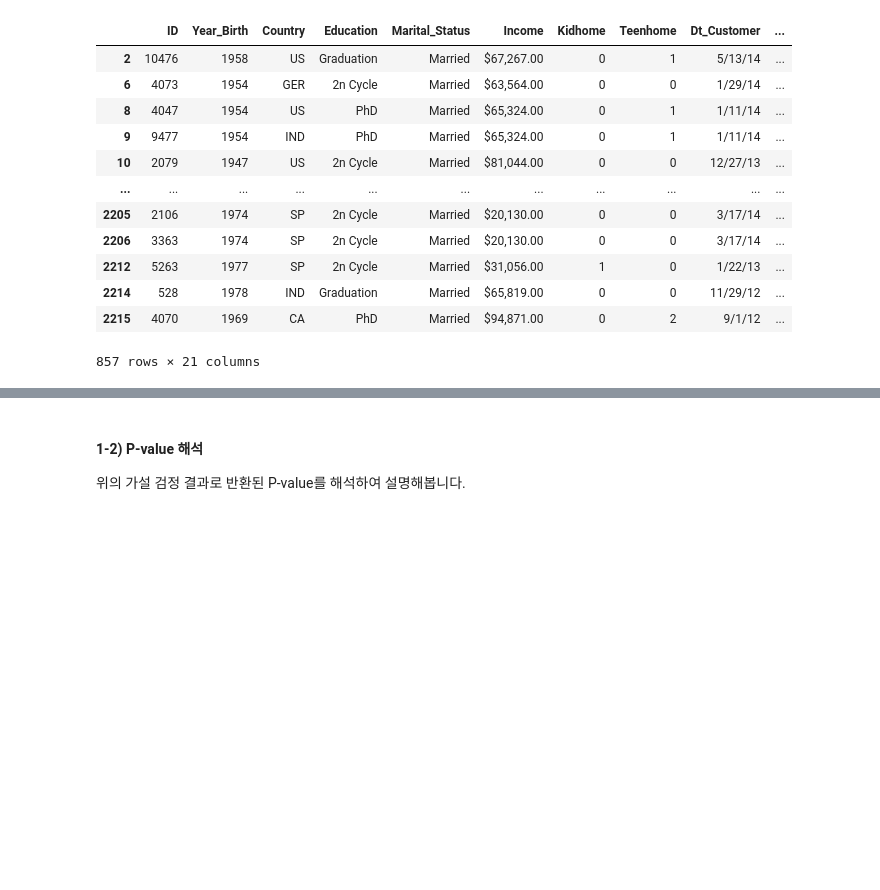
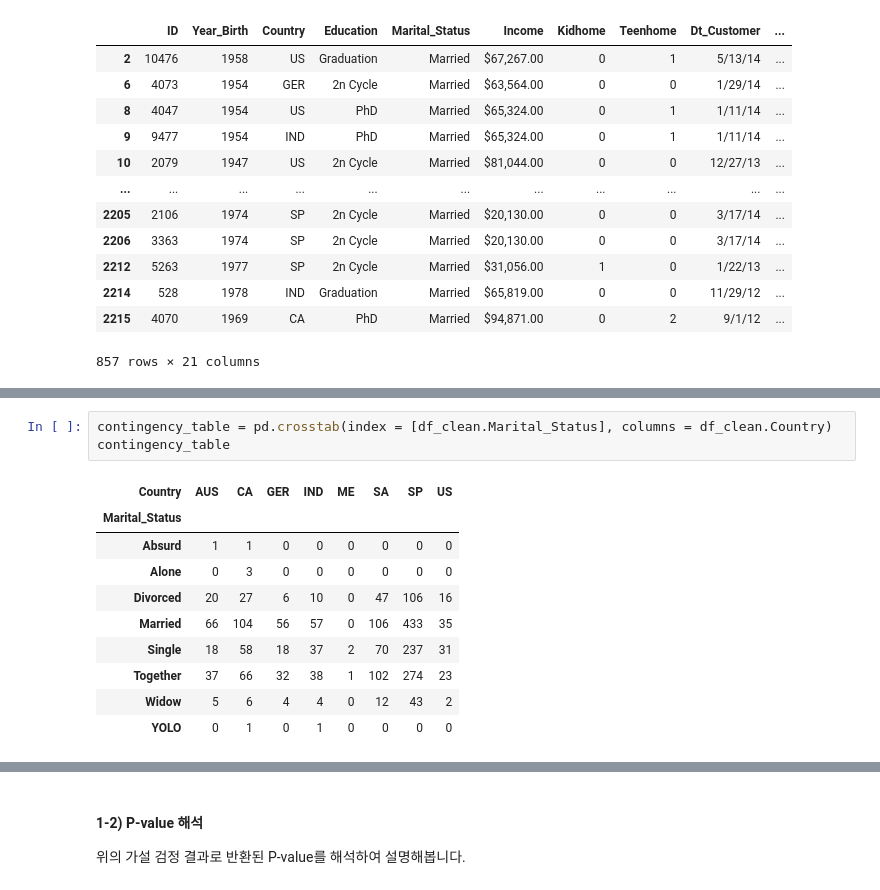
Before and after one commit to KYOH95/Database_Studies, a Jupyter notebook: ai_sc12x.ipynb, the cells around one changed output, grey strips where cells are left out. Cells and saved outputs as stored; diff of their text form; blank space fills up the shorter version.

```diff
--- a/ai_sc12x.ipynb
+++ b/ai_sc12x.ipynb
@@ -200,0 +233,14 @@ df[condition]
+# %%
+contingency_table = pd.crosstab(index = [df_clean.Marital_Status], columns = df_clean.Country)
+contingency_table
+# %% [output]
+| Country | AUS | CA | GER | IND | ME | SA | SP | US |
+| Marital_Status |  |  |  |  |  |  |  |  |
+| Absurd | 1 | 1 | 0 | 0 | 0 | 0 | 0 | 0 |
+| Alone | 0 | 3 | 0 | 0 | 0 | 0 | 0 | 0 |
+| Divorced | 20 | 27 | 6 | 10 | 0 | 47 | 106 | 16 |
+| Married | 66 | 104 | 56 | 57 | 0 | 106 | 433 | 35 |
+| Single | 18 | 58 | 18 | 37 | 2 | 70 | 237 | 31 |
+| Together | 37 | 66 | 32 | 38 | 1 | 102 | 274 | 23 |
+| Widow | 5 | 6 | 4 | 4 | 0 | 12 | 43 | 2 |
+| YOLO | 0 | 1 | 0 | 1 | 0 | 0 | 0 | 0 |
```
Also changed, not shown: parts of 14 cells of this notebook.
